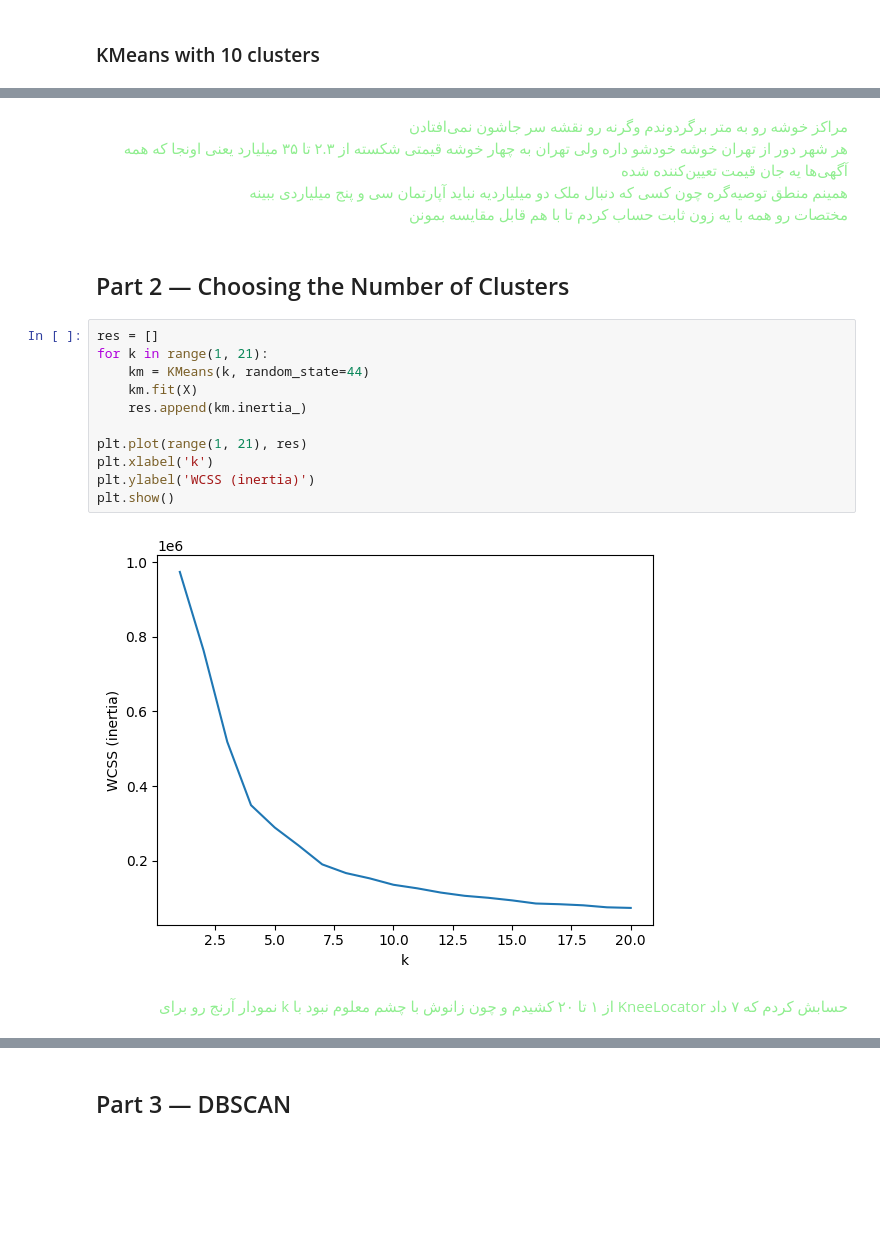
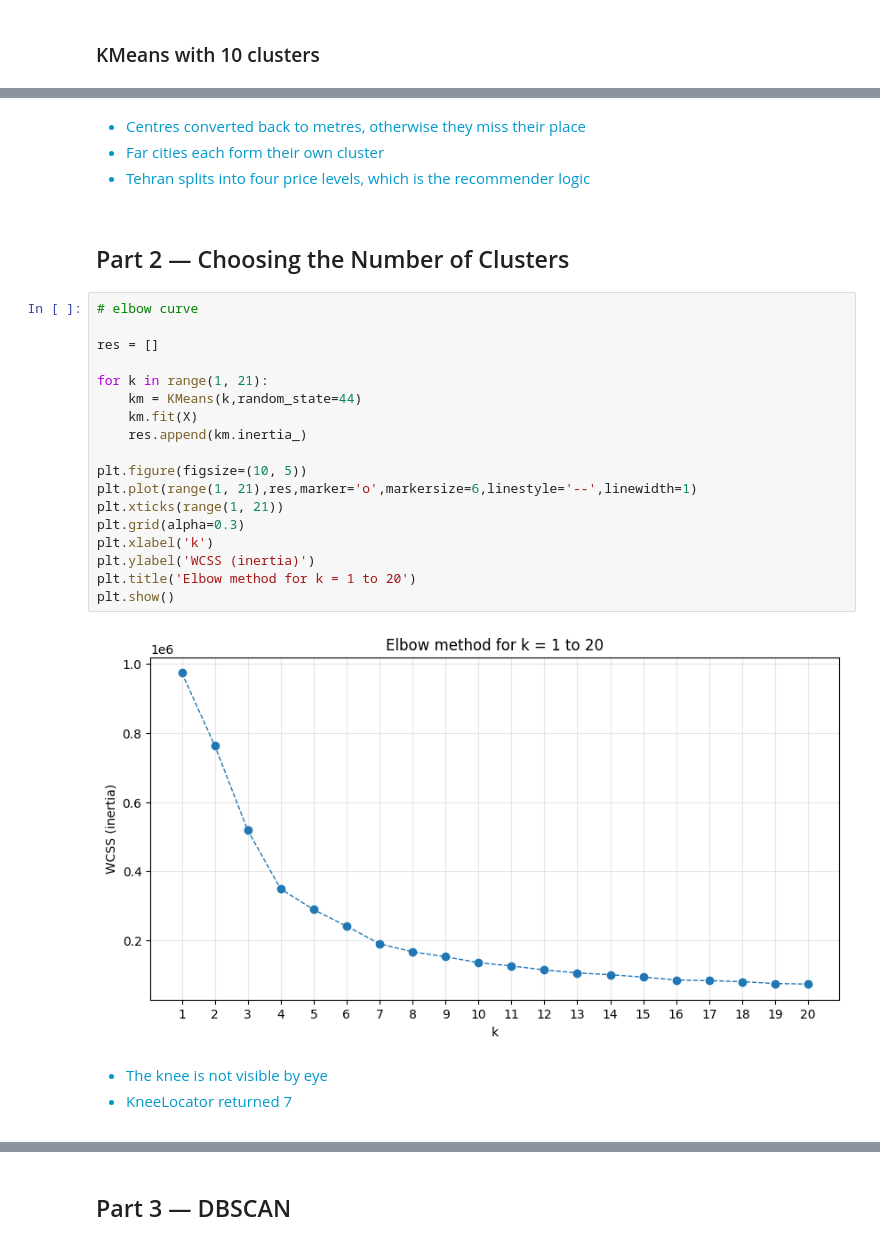
Before and after one commit to aminrafi394/quera-AI-first-project, a Jupyter notebook: notebooks/clustering_mahdi.ipynb, the cells around one changed output, grey strips where cells are left out. Drawn from its saved outputs; the diff is of its cells as text; blank space fills up the shorter version.

Commit message:
Polish clustering notebook: metric table, elbow markers, clearer centres and noise, English markdown

```diff
--- a/notebooks/clustering_mahdi.ipynb
+++ b/notebooks/clustering_mahdi.ipynb
@@ -244,30 +258,38 @@ cluster
 # %% [markdown]
-<p dir="rtl" align="right"><font color="#90EE90" face="vazir">
-مراکز خوشه رو به متر برگردوندم وگرنه رو نقشه سر جاشون نمی‌افتادن
-<br>
-هر شهر دور از تهران خوشه خودشو داره ولی تهران به چهار خوشه قیمتی شکسته از ۲.۳ تا ۳۵ میلیارد یعنی اونجا که همه آگهی‌ها یه جان قیمت تعیین‌کننده شده
-<br>
-همینم منطق توصیه‌گره چون کسی که دنبال ملک دو میلیاردیه نباید آپارتمان سی و پنج میلیاردی ببینه
-<br>
-مختصات رو همه با یه زون ثابت حساب کردم تا با هم قابل مقایسه بمونن
-</font></p>
+<div dir="ltr" align="left"><font color="#0099cc">
+<ul>
+<li>Centres converted back to metres, otherwise they miss their place</li>
+<li>Far cities each form their own cluster</li>
+<li>Tehran splits into four price levels, which is the recommender logic</li>
+</ul>
+</font></div>
 # %% [markdown]
 ## Part 2 — Choosing the Number of Clusters
 # %%
+# elbow curve
+
 res = []
+
 for k in range(1, 21):
-    km = KMeans(k, random_state=44)
+    km = KMeans(k,random_state=44)
     km.fit(X)
     res.append(km.inertia_)
 
-plt.plot(range(1, 21), res)
+plt.figure(figsize=(10, 5))
+plt.plot(range(1, 21),res,marker='o',markersize=6,linestyle='--',linewidth=1)
+plt.xticks(range(1, 21))
+plt.grid(alpha=0.3)
 plt.xlabel('k')
 plt.ylabel('WCSS (inertia)')
+plt.title('Elbow method for k = 1 to 20')
 plt.show()
 # %% [output]
-[figure, old version]
+[figure, new version]
 # %% [markdown]
-<p dir="rtl" align="right"><font color="#90EE90" face="vazir">
-نمودار آرنج رو برای k از ۱ تا ۲۰ کشیدم و چون زانوش با چشم معلوم نبود با KneeLocator حسابش کردم که ۷ داد
-</font></p>
+<div dir="ltr" align="left"><font color="#0099cc">
+<ul>
+<li>The knee is not visible by eye</li>
+<li>KneeLocator returned 7</li>
+</ul>
+</font></div>
 # %%
```
Also changed, not shown: parts of 41 cells of this notebook.
